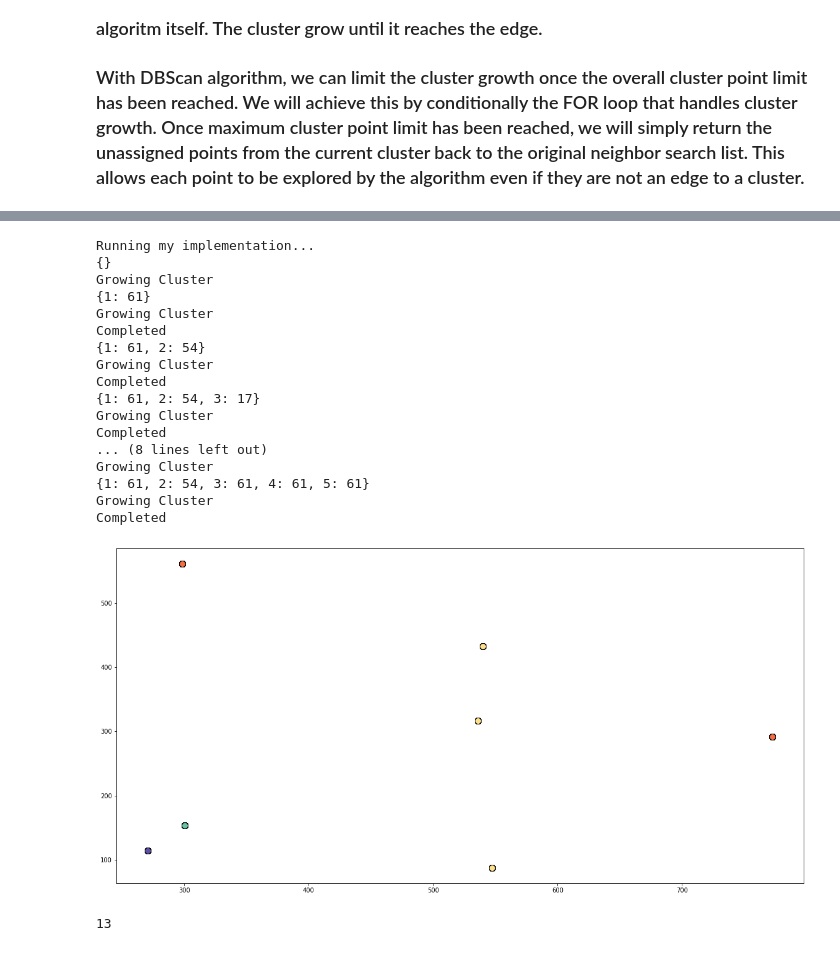
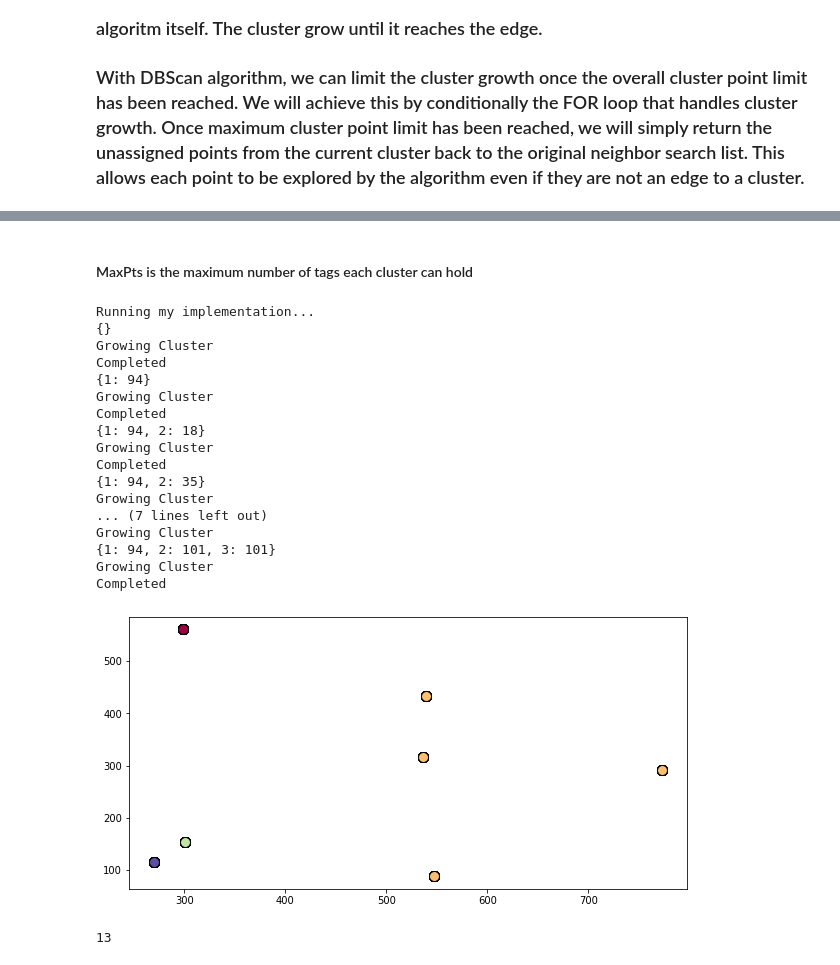
Before and after one commit to Zhimin90/PnID-to-IO_List-Machine-Learning, a Jupyter notebook: Modeling/Machine learning classification.ipynb, the cells around one changed output, grey strips where cells are left out. Saved outputs shown, nothing was run; the diff lists cells and outputs as text; code cells hidden in the pictures.

Commit message:
updated KNN, add Tree classification, and updated matrix factorization

```diff
--- a/Modeling/Machine learning classification.ipynb
+++ b/Modeling/Machine learning classification.ipynb
@@ -537,6 +581,6 @@ P = np.random.rand(M,K)
 Q = np.random.rand(N,K)
 # %%
 from time import time
-#t0 = time()
-#fP, fQ = matrix_factorization(Ratings, P, Q, K, GradientDescent_Flag_Mat, steps=steps)
-#print("done in %0.3fs." % (time() - t0))
+t0 = time()
+fP, fQ = matrix_factorization(Ratings, P, Q, K, GradientDescent_Flag_Mat, steps=steps)
+print("done in %0.3fs." % (time() - t0))
@@ -543,2 +605,2 @@ from time import time
 # %%
-#Preds = np.dot(fP,fQ.T)
+Preds = np.dot(fP,fQ.T)
@@ -547,6 +613,6 @@ from time import time
 # %%
-#a = 5
-#for i in range(len(Ratings[a,:])):
-    #print(Ratings[a,i])
-    #print(Preds[a,i])
-    #print("*"*50)
+a = 49
+for i in range(len(Ratings[a,:])):
+    print(Ratings[a,i])
+    print(Preds[a,i])
+    print("*"*50)
@@ -828,24 +908,26 @@ array([[-0.37129193,  1.47161673],
+# %% [markdown]
+#### MaxPts is the maximum number of tags each cluster can hold
 # %%
 print ('Running my implementation...')
-my_labels = np.array(MyDBSCAN(X_normalized, eps=.4, MinPts=20, MaxPts = 60))
+my_labels = np.array(MyDBSCAN(X_normalized, eps=.4, MinPts=20, MaxPts = 100))
 # %% [output]
 Running my implementation...
 {}
 Growing Cluster
-{1: 61}
+Completed
+{1: 94}
 Growing Cluster
 Completed
-{1: 61, 2: 54}
+{1: 94, 2: 18}
 Growing Cluster
 Completed
-{1: 61, 2: 54, 3: 17}
+{1: 94, 2: 35}
+Growing Cluster
+... (7 lines left out)
+Growing Cluster
+{1: 94, 2: 101, 3: 101}
 Growing Cluster
 Completed
-... (8 lines left out)
-Growing Cluster
-{1: 61, 2: 54, 3: 61, 4: 61, 5: 61}
-Growing Cluster
-Completed
 # %%
 core_samples_mask = np.zeros_like(my_labels, dtype=bool)
 core_samples_mask[np.array(range(0,len(my_labels)))] = True
@@ -859,27 +941,27 @@ unique_labels = set(labels)
 colors = [plt.cm.Spectral(each)
           for each in np.linspace(0, 1, len(unique_labels))]
 # %%
-plt.figure(figsize=(20,10))
+plt.figure(figsize=(10,5))
 for k, col in zip(unique_labels, colors):
     if k == -1:
         # Black used for noise.
         col = [0, 0, 0, 1]
     #print(k)
     class_member_mask = (my_labels == k)
     #print(my_labels == k)
     xy = X[class_member_mask & core_samples_mask]
     #print(xy)
     plt.plot(xy[:, 0], xy[:, 1], 'o', markerfacecolor=tuple(col),
              markeredgecolor='k', markersize=10)
     #print(xy)
     xy = X[class_member_mask & ~core_samples_mask]
     plt.plot(xy[:, 0], xy[:, 1], 'o', markerfacecolor=tuple(col),
              markeredgecolor='k', markersize=10)
 
 #plt.title('Estimated number of clusters: %d' % n_clusters_)
 plt.show()
 # %% [output]
-[figure, old version]
+[figure, new version]
 # %%
 clusterDict = {}
 for label in labels:
```
Also changed, not shown: parts of 88 cells of this notebook.
